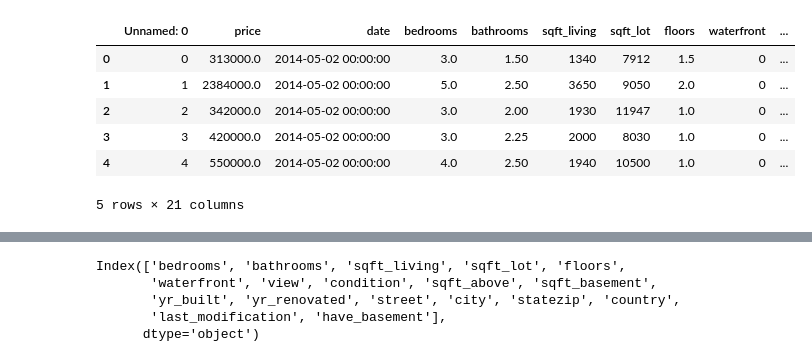
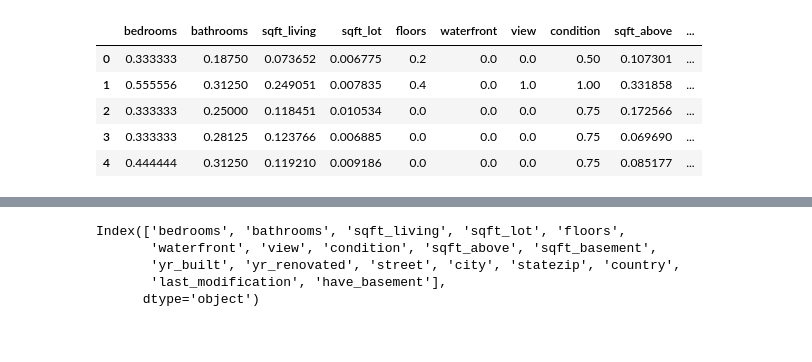
Before and after one commit to jorgedelpozolerida/KDS_Statistics_GroupProject, a Jupyter notebook: src/random_forest.ipynb, the cells around one changed output, grey strips where cells are left out. Saved outputs shown, nothing was run; the diff lists cells and outputs as text; code cells hidden in the pictures.

```diff
--- a/src/random_forest.ipynb
+++ b/src/random_forest.ipynb
@@ -9,16 +9,15 @@ from sklearn.linear_model import (LinearRegression, Ridge, Lasso)
 from sklearn.preprocessing import MinMaxScaler
 from sklearn.ensemble import RandomForestRegressor
 # %%
-house = pd.read_csv("../datasets/USA_houseprices_2014/data_USAhouseprices2014_preprocessed_FAKE.csv")
+house = pd.read_csv("../datasets/USA_houseprices_2014/USA-HOUSEPRICES-2014-NORMALIZED.csv")
 house.head()
 # %% [output]
-|  | Unnamed: 0 | price | date | bedrooms | bathrooms | sqft_living | sqft_lot | floors | waterfront | ... |
-| 0 | 0 | 313000.0 | 2014-05-02 00:00:00 | 3.0 | 1.50 | 1340 | 7912 | 1.5 | 0 | ... |
-| 1 | 1 | 2384000.0 | 2014-05-02 00:00:00 | 5.0 | 2.50 | 3650 | 9050 | 2.0 | 0 | ... |
-| 2 | 2 | 342000.0 | 2014-05-02 00:00:00 | 3.0 | 2.00 | 1930 | 11947 | 1.0 | 0 | ... |
-| 3 | 3 | 420000.0 | 2014-05-02 00:00:00 | 3.0 | 2.25 | 2000 | 8030 | 1.0 | 0 | ... |
-| 4 | 4 | 550000.0 | 2014-05-02 00:00:00 | 4.0 | 2.50 | 1940 | 10500 | 1.0 | 0 | ... |
+|  | bedrooms | bathrooms | sqft_living | sqft_lot | floors | waterfront | view | condition | sqft_above | ... |
+| 0 | 0.333333 | 0.18750 | 0.073652 | 0.006775 | 0.2 | 0.0 | 0.0 | 0.50 | 0.107301 | ... |
+| 1 | 0.555556 | 0.31250 | 0.249051 | 0.007835 | 0.4 | 0.0 | 1.0 | 1.00 | 0.331858 | ... |
+| 2 | 0.333333 | 0.25000 | 0.118451 | 0.010534 | 0.0 | 0.0 | 0.0 | 0.75 | 0.172566 | ... |
+| 3 | 0.333333 | 0.28125 | 0.123766 | 0.006885 | 0.0 | 0.0 | 0.0 | 0.75 | 0.069690 | ... |
+| 4 | 0.444444 | 0.31250 | 0.119210 | 0.009186 | 0.0 | 0.0 | 0.0 | 0.75 | 0.085177 | ... |
-5 rows × 21 columns
 # %%
 house.columns
 house_copy = house.copy()
```
Also changed, not shown: parts of 15 cells of this notebook, 3 other files.
